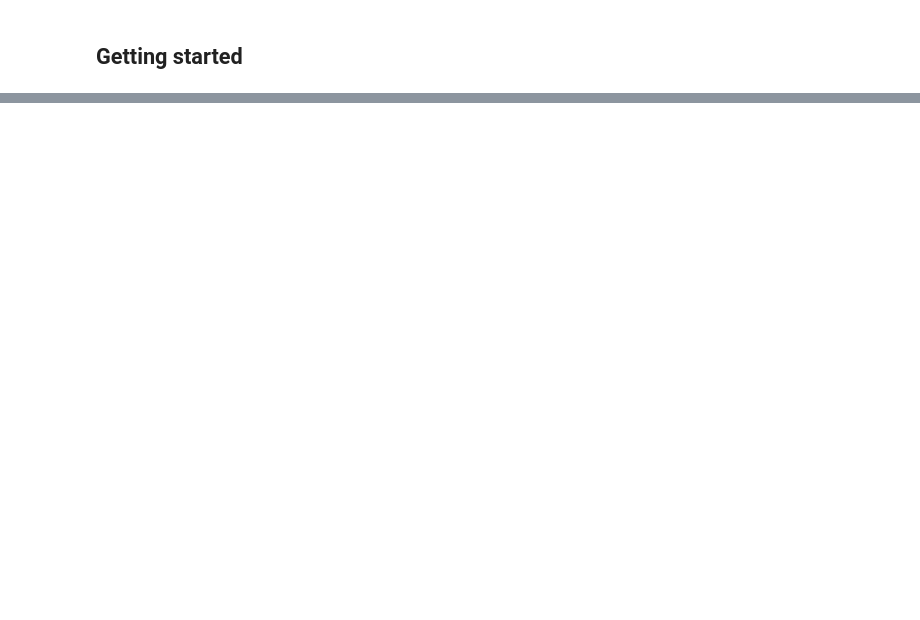
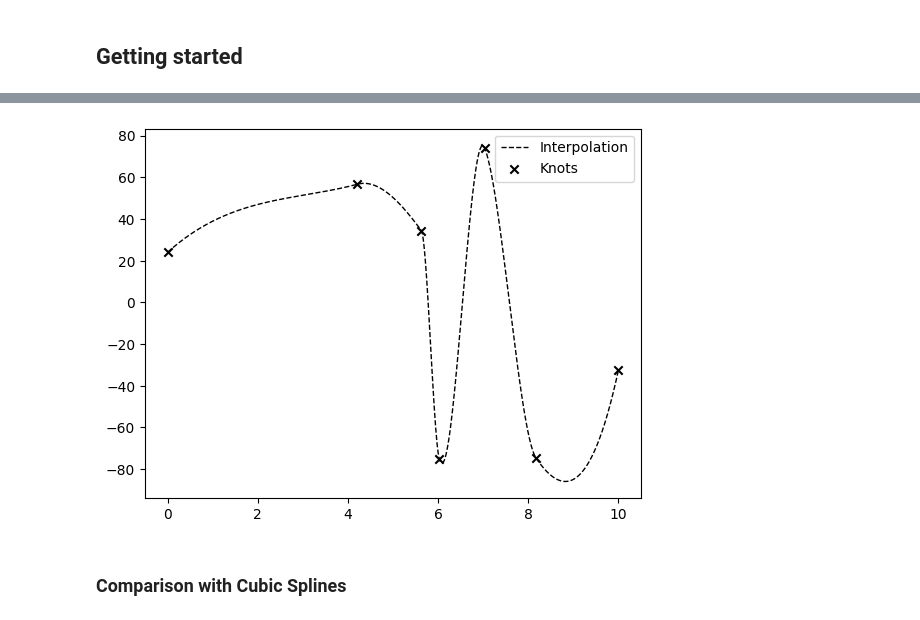
Before and after one commit to asantini29/CudAkima, a Jupyter notebook: examples/tutorial.ipynb, the cells around one changed output, grey strips where cells are left out. Drawn from its saved outputs; the diff is of its cells as text; code cells hidden in the pictures; blank space fills up the shorter version.

```diff
--- a/examples/tutorial.ipynb
+++ b/examples/tutorial.ipynb
@@ -45,0 +63,29 @@ plt.show()
+# %%
+# generate random arrays as before, but fill some of them with nans
+x = xp.random.random(size=(nrealizations, npoints)) * (xmax - xmin) + xmin
+# Make sure the first and last points are the same
+x[:, 0] = xmin
+x[:, -4] = xmax
+y = xp.random.random(size=(nrealizations, npoints)) * (ymax - ymin) + ymin
+
+x[0, -3:] = xp.nan
+x[1, -2:] = xp.nan
+x[2, -1:] = xp.nan
+
+y[0, -3:] = xp.nan
+y[1, -2:] = xp.nan
+y[2, -1:] = xp.nan
+# %%
+result = interp(xinterp, x, y)
+# %%
+realization = 0
+
+plt.plot(to_cpu(xinterp), to_cpu(result)[realization], c='k', ls = '--', lw=1, label='Interpolation')
+plt.scatter(to_cpu(x)[realization], to_cpu(y)[realization], marker='x', c='k', label='Knots')
+
+plt.legend()
+plt.show()
+# %% [output]
+[figure, added]
+# %% [markdown]
+### Comparison with Cubic Splines
```
Also changed, not shown: parts of 9 cells of this notebook.
